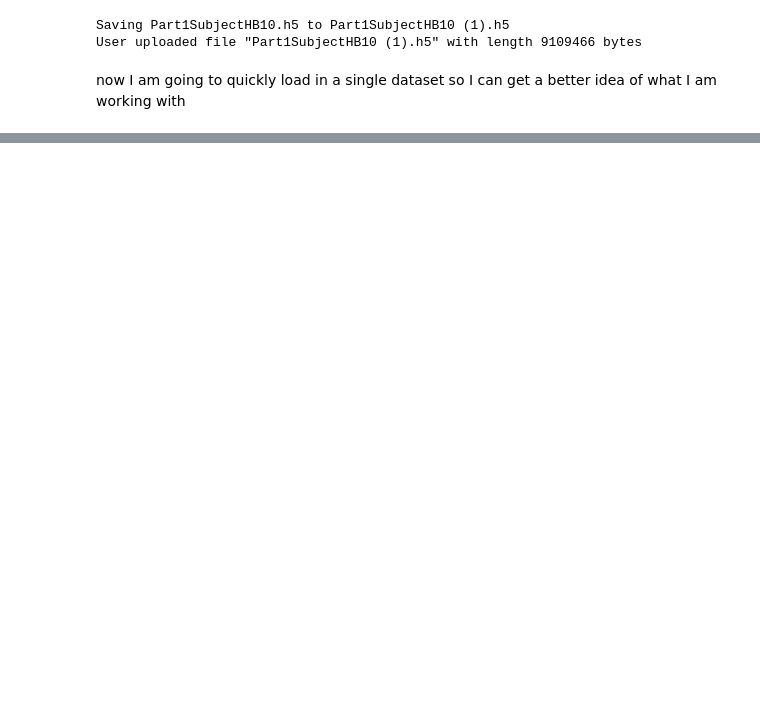
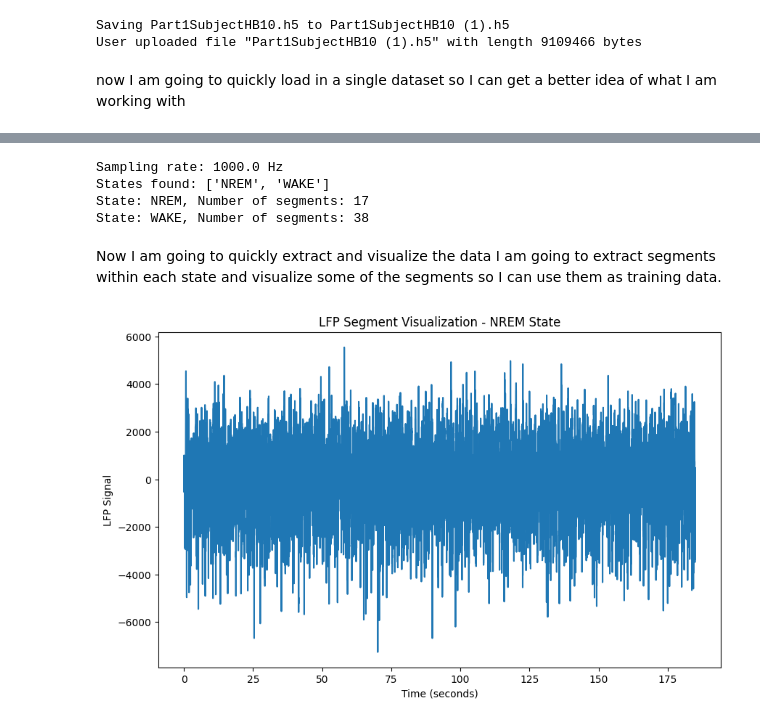
Before and after one commit to dkanh6/CMP_SC-7540-Neural-Models, a Jupyter notebook: Project3.ipynb, the cells around one changed output, grey strips where cells are left out. Cells and saved outputs as stored; diff of their text form; code cells hidden in the pictures; blank space fills up the shorter version.

Commit message:
added visualization and additional exploration data parsing

```diff
--- a/Project3.ipynb
+++ b/Project3.ipynb
@@ -37,0 +18,62 @@ Name: WAKE, Type: Group
+# %%
+import h5py
+import numpy as np
+
+# Open the HDF5 file (which act as containers with folders inside that contain two separate objects that have datasets inside them)
+filepath = next(iter(uploaded))  # Get the file path of the uploaded file
+f = h5py.File(filepath, 'r')  # Open the file
+
+# Initialize states based on the groups found in the HDF5 file
+states = list(f.keys())  # This assumes all top-level groups represent different states
+
+# Print basic file attributes and states found
+fs = f.attrs['fs'][0]  # Assuming 'fs' is a global attribute for sampling frequency
+print(f"Sampling rate: {fs:.1f} Hz")
+print(f"States found: {states}")
+
+# Initialize data structures for LFP recordings and segment counts
+lfp = {state: [] for state in states}
+segment_counts = {state: 0 for state in states}
+
+for state in states:
+    group = f[state]  # Access the group corresponding to the state
+    segment_ids = list(group.keys())  # List segment IDs within the state
+    segment_counts[state] = len(segment_ids)  # Count segments for the state
+
+    for segment_id in segment_ids:
+        # Extract and store segment data
+        segment_data = np.array(group[segment_id]).astype(float)
+        lfp[state].append(segment_data)
+
+# Print the number of segments for each state
+for state, count in segment_counts.items():
+    print(f"State: {state}, Number of segments: {count}")
+# %% [output]
+Sampling rate: 1000.0 Hz
+States found: ['NREM', 'WAKE']
+State: NREM, Number of segments: 17
+State: WAKE, Number of segments: 38
+# %% [markdown]
+Now I am going to quickly extract and visualize the data
+I am going to extract segments within each state and visualize some of the segments so I can use them as training data.
+# %%
+import matplotlib.pyplot as plt
+
+state = 'NREM'  # The state you're interested in
+segment_index = 10  # The segment index you want to visualize
+
+# Check if the state and segment index are valid
+if state in lfp and segment_index < segment_counts[state]:
+    x = lfp[state][segment_index]
+    t = np.arange(len(x)) / fs  # Time axis
+
+    plt.figure(figsize=(10, 6))
+    plt.plot(t, x)
+    plt.xlabel('Time (seconds)')
+    plt.ylabel('LFP Signal')
+    plt.title(f'LFP Segment Visualization - {state} State')
+    plt.show()
+else:
+    print(f"Data for state '{state}' with index {segment_index} is not available.")
+# %% [output]
+[figure, added]
```
Also changed, not shown: parts of 1 cell of this notebook.
